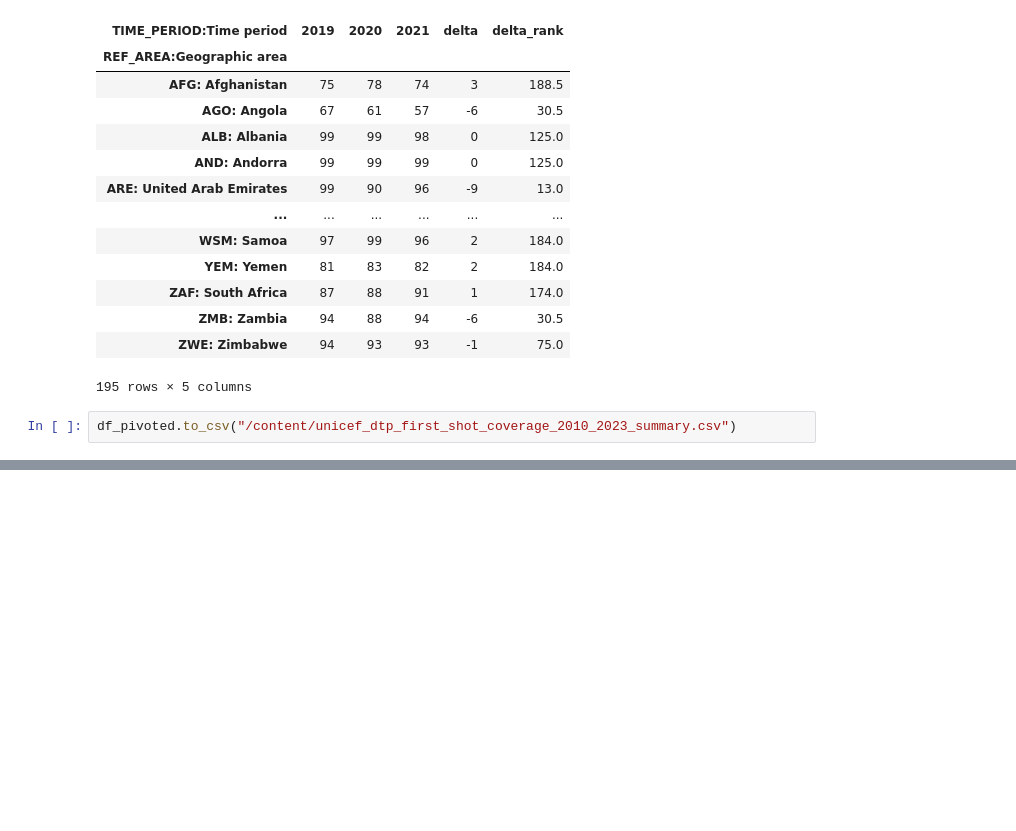
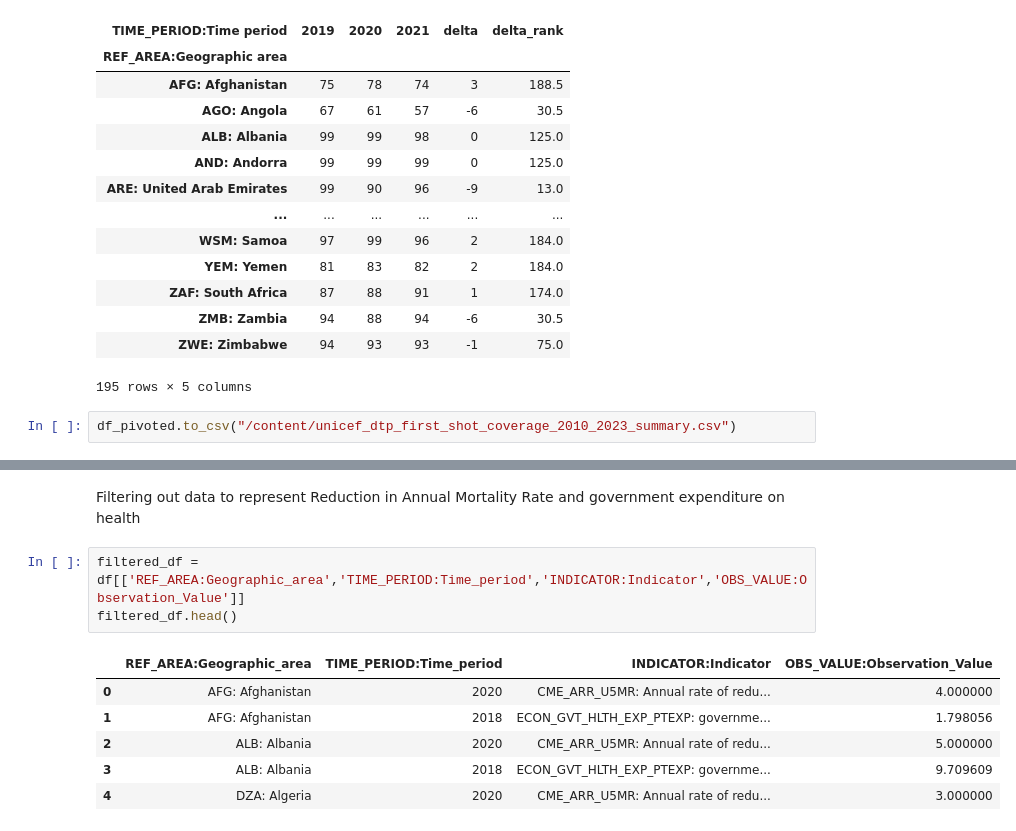
Before and after one commit to ram-senth/w209_vax_viz, a Jupyter notebook: data_preprocessing/global_vaccination_trends_EDA.ipynb, the cells around one changed output, grey strips where cells are left out. Drawn from its saved outputs; the diff is of its cells as text; blank space fills up the shorter version.

```diff
--- a/data_preprocessing/global_vaccination_trends_EDA.ipynb
+++ b/data_preprocessing/global_vaccination_trends_EDA.ipynb
@@ -35,0 +69,12 @@ df_pivoted.to_csv("/content/unicef_dtp_first_shot_coverage_2010_2023_summary.csv
+# %% [markdown]
+Filtering out data to represent Reduction in Annual Mortality Rate and government expenditure on health
+# %%
+filtered_df = df[['REF_AREA:Geographic_area','TIME_PERIOD:Time_period','INDICATOR:Indicator','OBS_VALUE:Observation_Value']]
+filtered_df.head()
+# %% [output]
+|  | REF_AREA:Geographic_area | TIME_PERIOD:Time_period | INDICATOR:Indicator | OBS_VALUE:Observation_Value |
+| 0 | AFG: Afghanistan | 2020 | CME_ARR_U5MR: Annual rate of redu... | 4.000000 |
+| 1 | AFG: Afghanistan | 2018 | ECON_GVT_HLTH_EXP_PTEXP: governme... | 1.798056 |
+| 2 | ALB: Albania | 2020 | CME_ARR_U5MR: Annual rate of redu... | 5.000000 |
+| 3 | ALB: Albania | 2018 | ECON_GVT_HLTH_EXP_PTEXP: governme... | 9.709609 |
+| 4 | DZA: Algeria | 2020 | CME_ARR_U5MR: Annual rate of redu... | 3.000000 |
```
Also changed, not shown: parts of 8 cells of this notebook, 5 other files.
